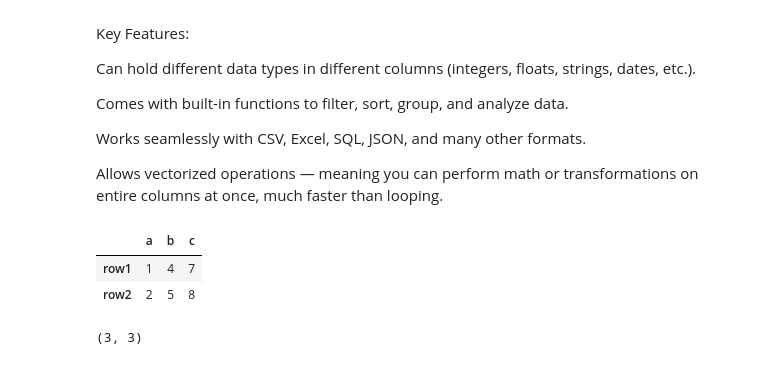
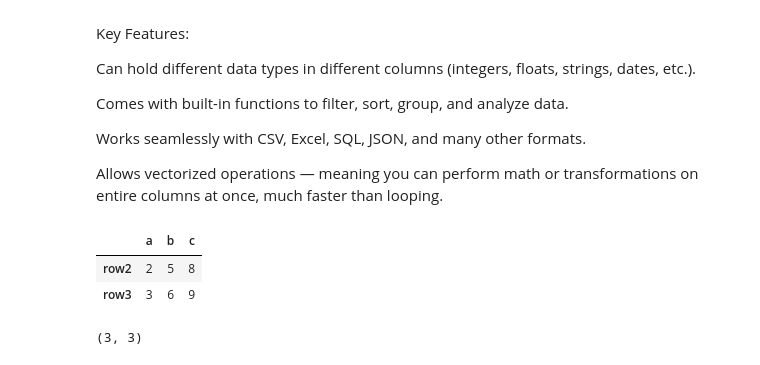
Before and after one commit to Mariam-Elghazaly/DEPIMariam, a Jupyter notebook: learning/Pandas/pan.ipynb, the cells around one changed output. Saved outputs shown, nothing was run; the diff lists cells and outputs as text; code cells hidden in the pictures.

```diff
--- a/learning/Pandas/pan.ipynb
+++ b/learning/Pandas/pan.ipynb
@@ -84,14 +84,18 @@ df.index=['row1','row2','row3']
 # %%
 # we  can start to look at things within this data frame
 
 df.head()  # shows the first 5 rows of the dataframe
 
 # head wit default is 5, but we can change it to any number
 df.head(2)  # shows the first 2 rows of the dataframe
+
+df.tail()  # shows the last 5 rows of the dataframe
+
+df.tail(2)  # shows the last 2 rows of the dataframe
 # %% [output]
 |  | a | b | c |
-| row1 | 1 | 4 | 7 |
 | row2 | 2 | 5 | 8 |
+| row3 | 3 | 6 | 9 |
 # %%
 df.columns  # shows the column names of the dataframe
 
```
Also changed, not shown: parts of 45 cells of this notebook.
